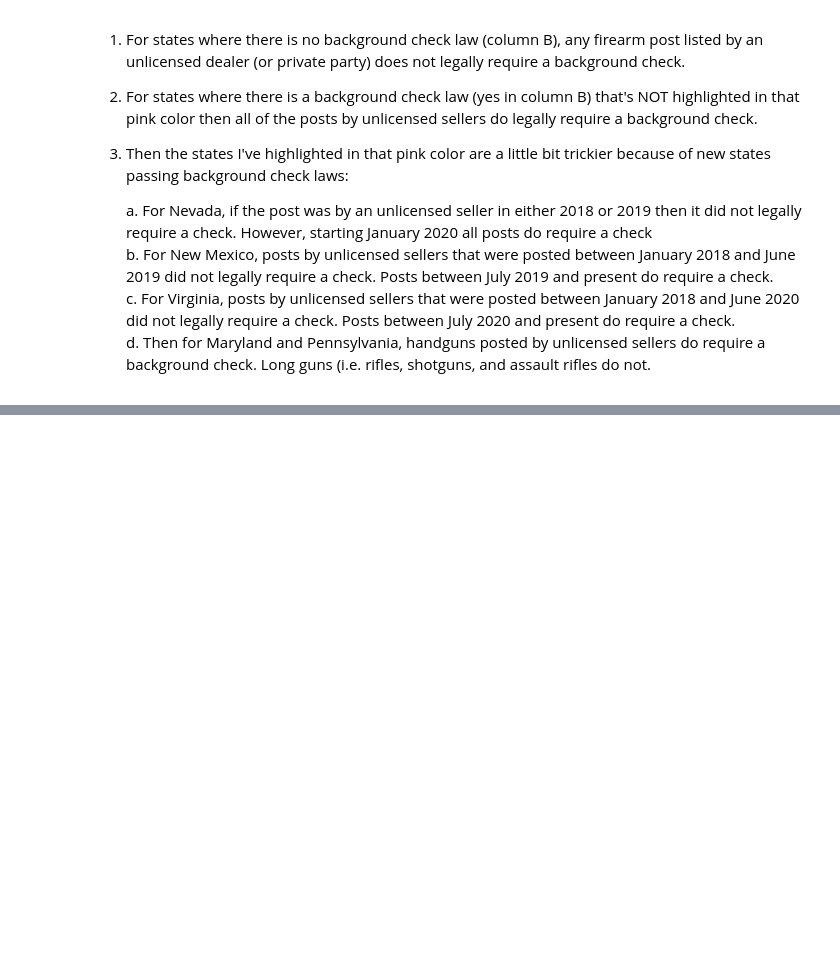
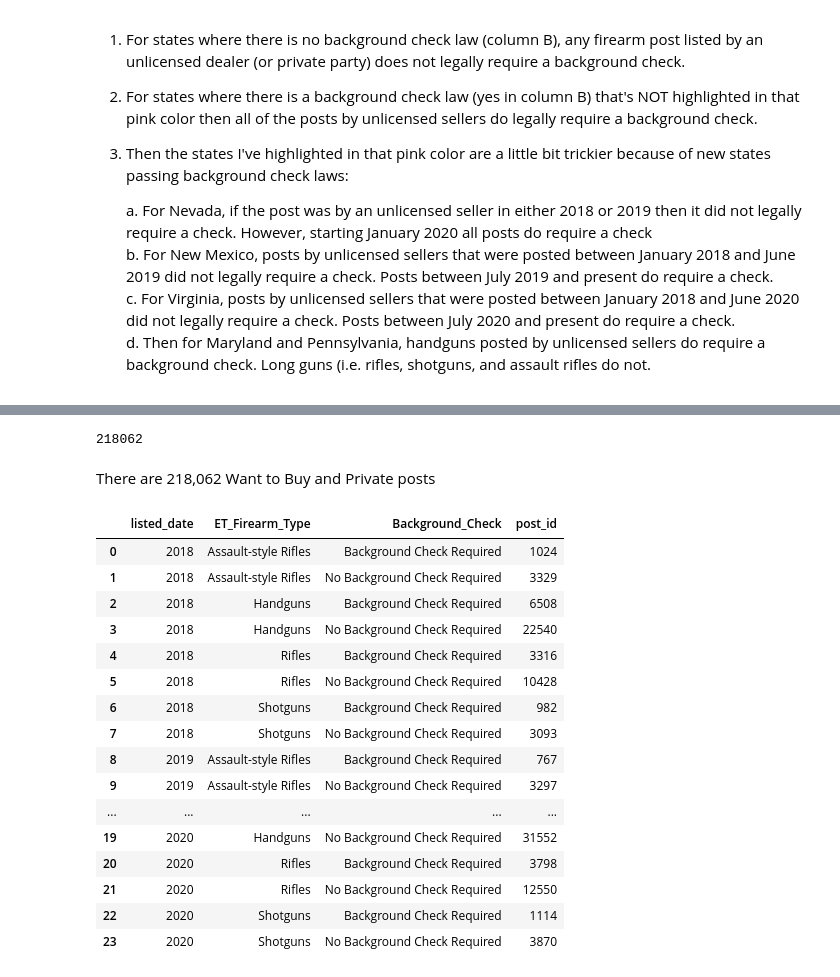
Before and after one commit to jasonjklim/Armlist, a Jupyter notebook: Armslist.ipynb, the cells around one changed output, grey strips where cells are left out. Cells and saved outputs as stored; diff of their text form; code cells hidden in the pictures; blank space fills up the shorter version.

```diff
--- a/Armslist.ipynb
+++ b/Armslist.ipynb
@@ -2068,0 +963,6 @@ plt.show()
+# %%
+# 1. filter df for WTB and private parties only
+
+wtb_pp_df = final_df[(final_df['DupeRemoveFlag']!=1) &
+            (final_df['sale_buy']=='Want to Buy') &
+            (final_df['sale_type'] =='Private Party')]
@@ -2068,0 +978,31 @@ plt.show()
+# %%
+len(wtb_pp_df)
+# %% [output]
+218062
+# %% [markdown]
+There are 218,062 Want to Buy and Private posts
+# %%
+# Year post
+
+# New DF with only firearm
+
+wtb_pp_df1 = wtb_pp_df[wtb_pp_df['ET_Firearm_Type']!='Not_Firearm']
+wtb_pp_df1.groupby([wtb_pp_df1.listed_date.dt.year, 'ET_Firearm_Type','Background_Check'])['post_id'].count().reset_index()
+# %% [output]
+|  | listed_date | ET_Firearm_Type | Background_Check | post_id |
+| 0 | 2018 | Assault-style Rifles | Background Check Required | 1024 |
+| 1 | 2018 | Assault-style Rifles | No Background Check Required | 3329 |
+| 2 | 2018 | Handguns | Background Check Required | 6508 |
+| 3 | 2018 | Handguns | No Background Check Required | 22540 |
+| 4 | 2018 | Rifles | Background Check Required | 3316 |
+| 5 | 2018 | Rifles | No Background Check Required | 10428 |
+| 6 | 2018 | Shotguns | Background Check Required | 982 |
+| 7 | 2018 | Shotguns | No Background Check Required | 3093 |
+| 8 | 2019 | Assault-style Rifles | Background Check Required | 767 |
+| 9 | 2019 | Assault-style Rifles | No Background Check Required | 3297 |
+| ... | ... | ... | ... | ... |
+| 19 | 2020 | Handguns | No Background Check Required | 31552 |
+| 20 | 2020 | Rifles | Background Check Required | 3798 |
+| 21 | 2020 | Rifles | No Background Check Required | 12550 |
+| 22 | 2020 | Shotguns | Background Check Required | 1114 |
+| 23 | 2020 | Shotguns | No Background Check Required | 3870 |
```
Also changed, not shown: parts of 382 cells of this notebook, 4 other files.
